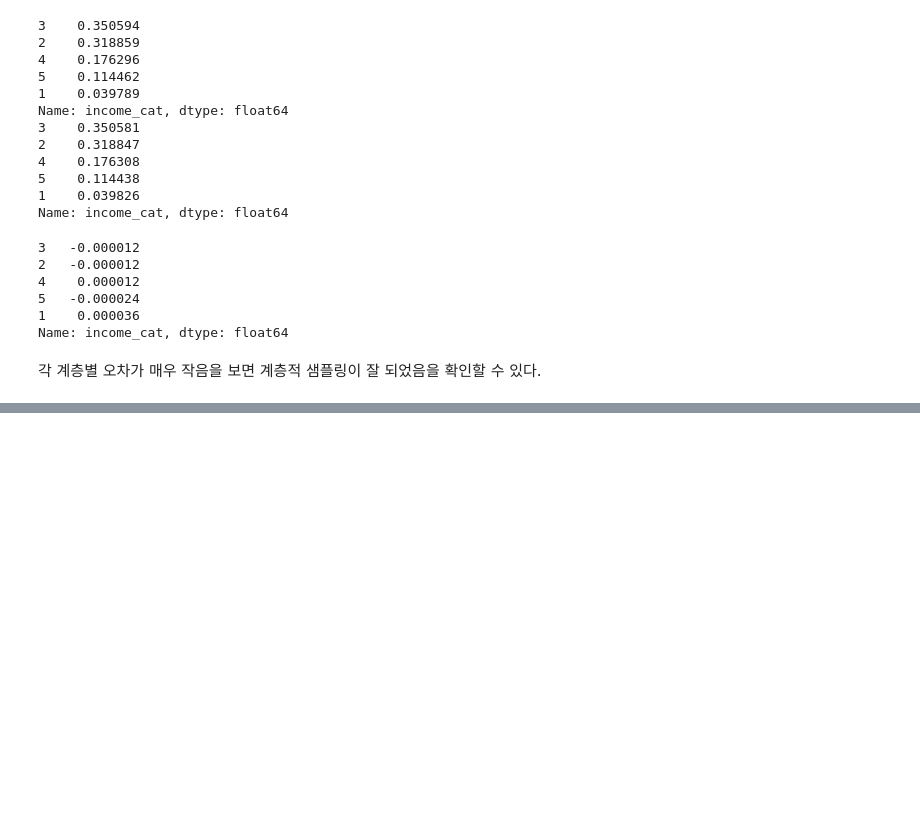
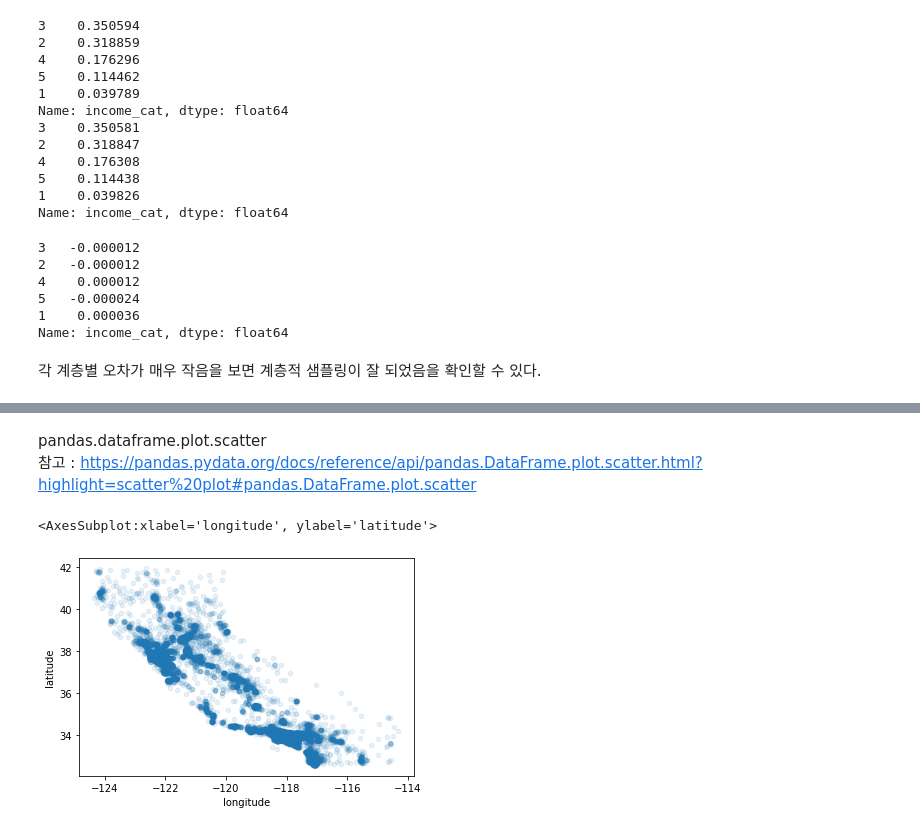
Before and after one commit to CBHY/mljnu, a Jupyter notebook: chepter 2.ipynb, the cells around one changed output, grey strips where cells are left out. Saved outputs shown, nothing was run; the diff lists cells and outputs as text; code cells hidden in the pictures; blank space fills up the shorter version.

```diff
--- a/chepter 2.ipynb
+++ b/chepter 2.ipynb
@@ -220,0 +230,12 @@ Name: income_cat, dtype: float64
+# %%
+# train_set를 기본 dataset로 지정
+housing = strat_train_set.copy() # copy()를 이용해서 복사
+# %% [markdown]
+pandas.dataframe.plot.scatter
+참고 : https://pandas.pydata.org/docs/reference/api/pandas.DataFrame.plot.scatter.html?highlight=scatter%20plot#pandas.DataFrame.plot.scatter
+# %%
+# 위도와 경도를 이용한 산점도
+housing.plot(kind = "scatter", x = "longitude", y='latitude', alpha = 0.1) # alpha : 투명도 옵션
+# %% [output]
+<AxesSubplot:xlabel='longitude', ylabel='latitude'>
+[figure, added]
```
Also changed, not shown: parts of 8 cells of this notebook.
